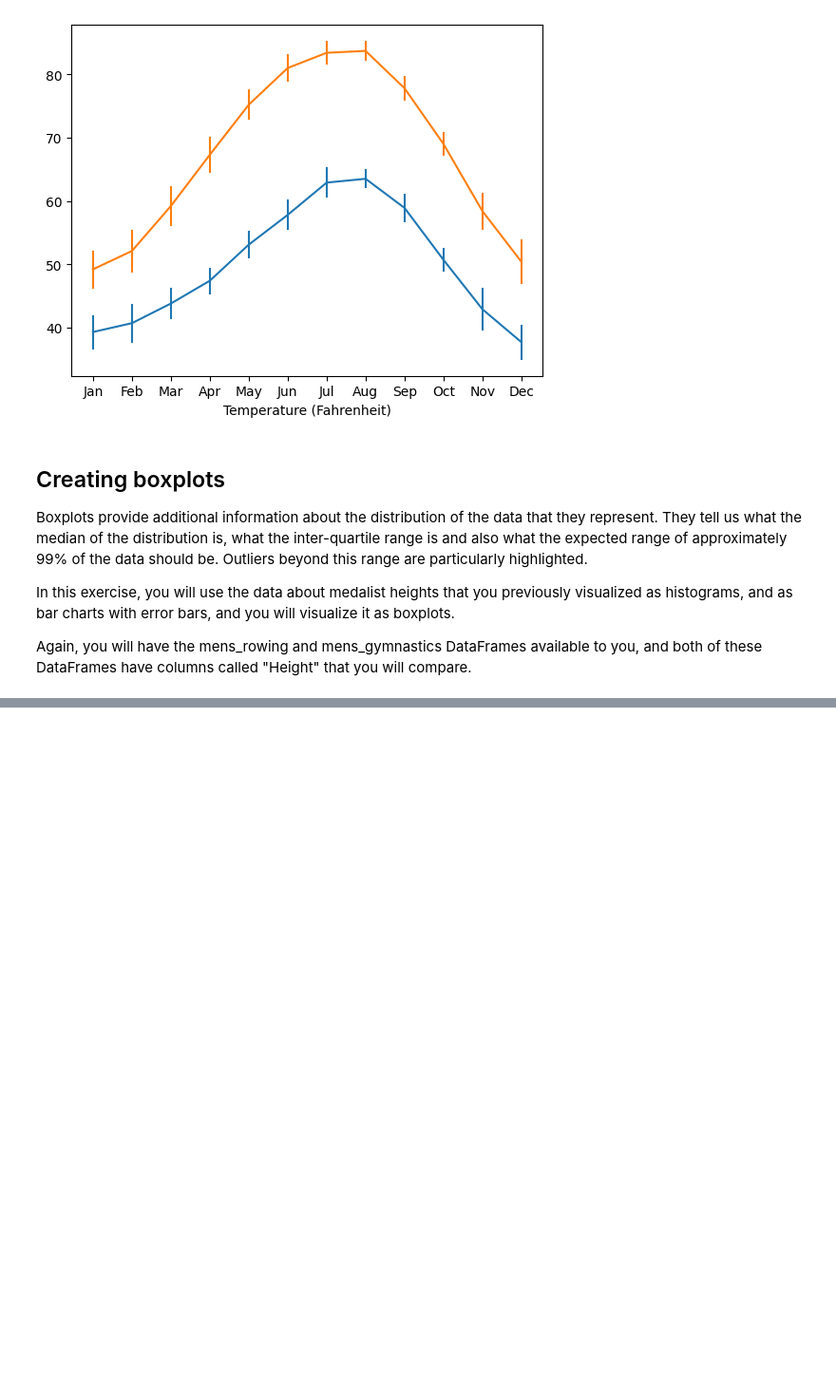
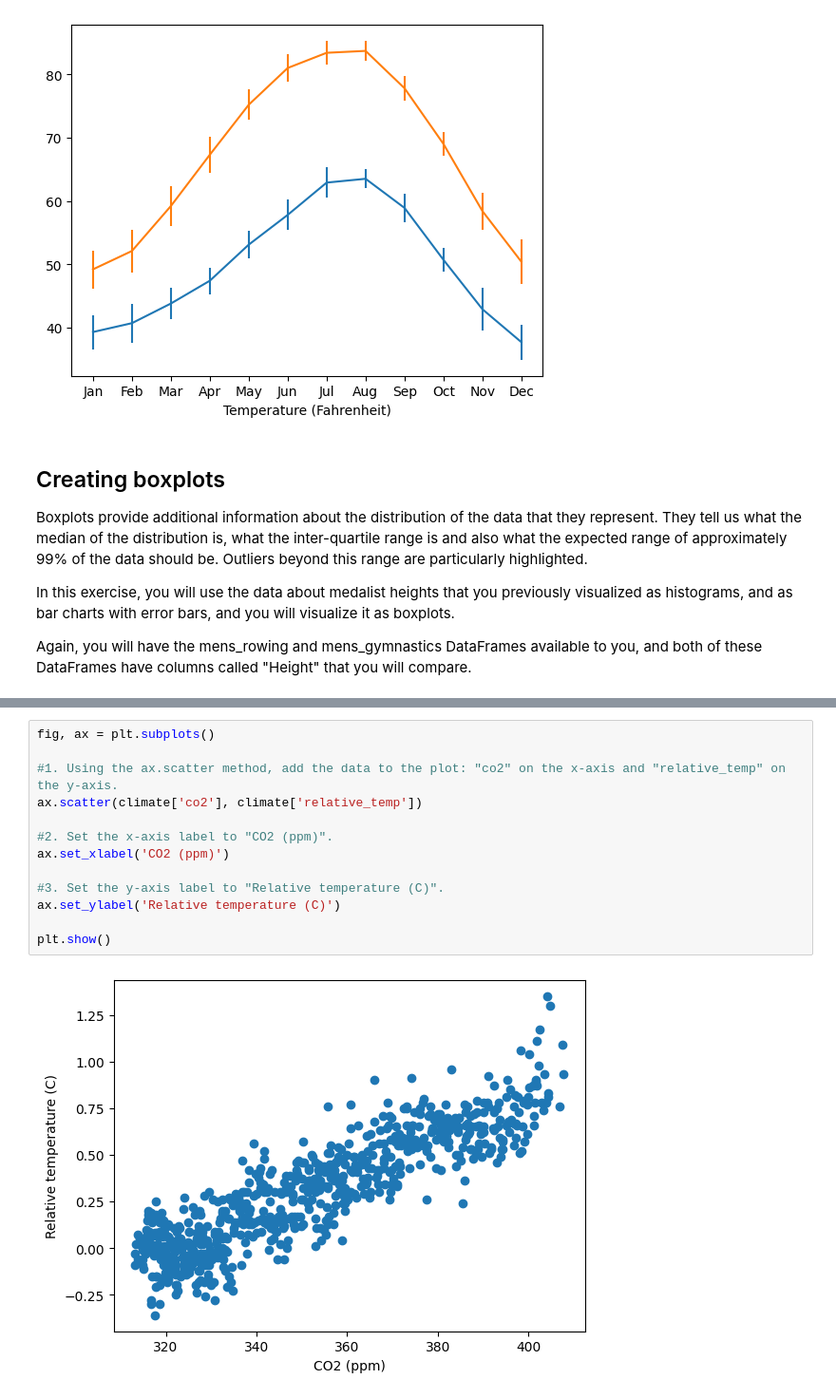
Before and after one commit to Emigbanam/Data-Analysis-Practice, a Jupyter notebook: Data Visualization With Python (Matplotlib).ipynb, the cells around one changed output, grey strips where cells are left out. Shown at 95% size. Cells and saved outputs as stored; diff of their text form; blank space fills up the shorter version.

```diff
--- a/Data Visualization With Python (Matplotlib).ipynb
+++ b/Data Visualization With Python (Matplotlib).ipynb
@@ -569,0 +583,15 @@ plt.show()
+# %%
+fig, ax = plt.subplots()
+
+#1. Using the ax.scatter method, add the data to the plot: "co2" on the x-axis and "relative_temp" on the y-axis.
+ax.scatter(climate['co2'], climate['relative_temp'])
+
+#2. Set the x-axis label to "CO2 (ppm)".
+ax.set_xlabel('CO2 (ppm)')
+
+#3. Set the y-axis label to "Relative temperature (C)".
+ax.set_ylabel('Relative temperature (C)')
+
+plt.show()
+# %% [output]
+[figure, added]
```
Also changed, not shown: parts of 9 cells of this notebook.
